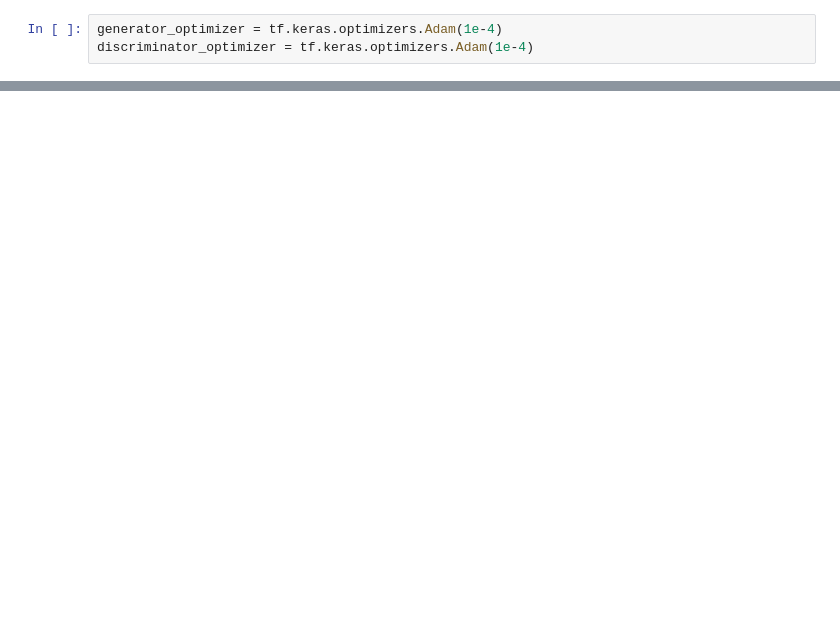
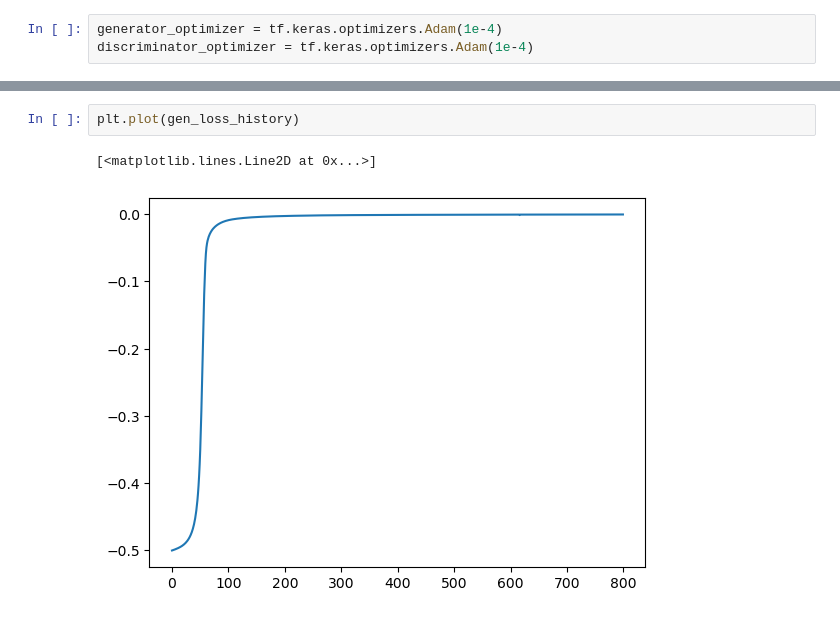
Before and after one commit to Kike14/GANProyect, a Jupyter notebook: WGAN_MODEL.ipynb, the cells around one changed output, grey strips where cells are left out. Saved outputs shown, nothing was run; the diff lists cells and outputs as text; blank space fills up the shorter version.

```diff
--- a/WGAN_MODEL.ipynb
+++ b/WGAN_MODEL.ipynb
@@ -254,0 +152,5 @@ NameError: name 'scenarios' is not defined
+# %%
+plt.plot(gen_loss_history)
+# %% [output]
+[<matplotlib.lines.Line2D at 0x...>]
+[figure, added]
```
Also changed, not shown: parts of 17 cells of this notebook.
